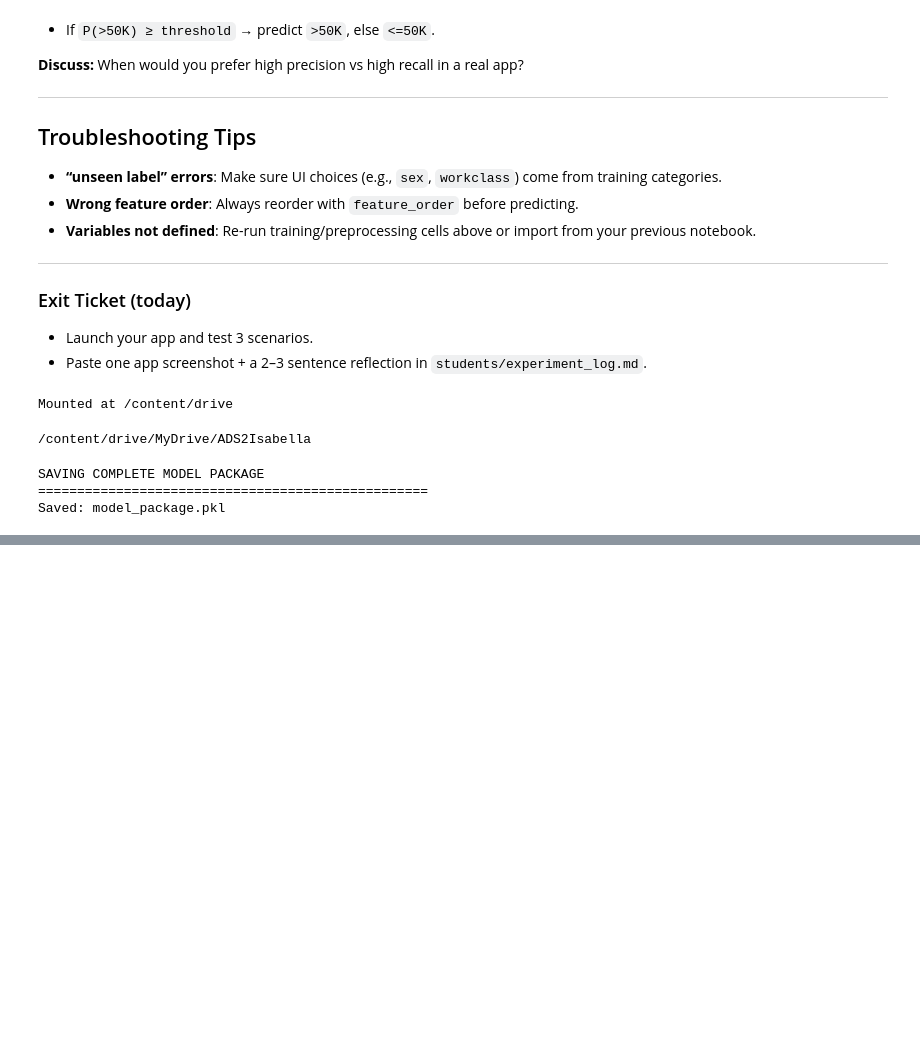
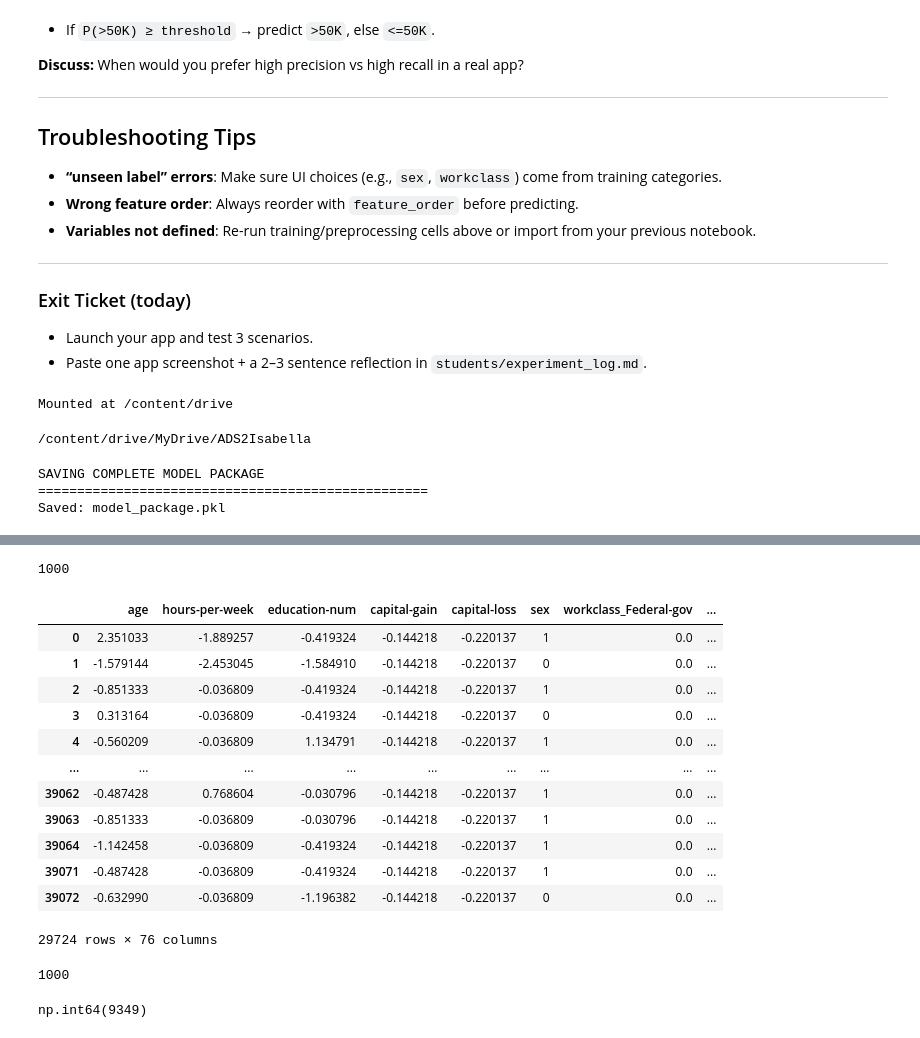
Before and after one commit to isamontresoro/dl-survey-live-lab-2025, a Jupyter notebook: notebooks/01_baseline_random_forest_gradio.ipynb, the cells around one changed output, grey strips where cells are left out. Saved outputs shown, nothing was run; the diff lists cells and outputs as text; code cells hidden in the pictures; blank space fills up the shorter version.

```diff
--- a/notebooks/01_baseline_random_forest_gradio.ipynb
+++ b/notebooks/01_baseline_random_forest_gradio.ipynb
@@ -668,0 +729,3 @@ Saved: model_package.pkl
+# %%
+y_train_notballer_bool = y_train == '<=50K'
+X_train_notballer = X_train_final.reset_index(drop=True).loc[y_train_notballer_bool.reset_index(drop=True)]
@@ -668,0 +751,32 @@ Saved: model_package.pkl
+# %%
+X_train_baller_downsampled = resample(X_train_baller,
+                                  replace=False,
+                                  n_samples=1000,
+                                  random_state=42)
+len(X_train_baller_downsampled)
+# %% [output]
+1000
+# %%
+X_train_notballer
+# %% [output]
+|  | age | hours-per-week | education-num | capital-gain | capital-loss | sex | workclass_Federal-gov | ... |
+| 0 | 2.351033 | -1.889257 | -0.419324 | -0.144218 | -0.220137 | 1 | 0.0 | ... |
+| 1 | -1.579144 | -2.453045 | -1.584910 | -0.144218 | -0.220137 | 0 | 0.0 | ... |
+| 2 | -0.851333 | -0.036809 | -0.419324 | -0.144218 | -0.220137 | 1 | 0.0 | ... |
+| 3 | 0.313164 | -0.036809 | -0.419324 | -0.144218 | -0.220137 | 0 | 0.0 | ... |
+| 4 | -0.560209 | -0.036809 | 1.134791 | -0.144218 | -0.220137 | 1 | 0.0 | ... |
+| ... | ... | ... | ... | ... | ... | ... | ... | ... |
+| 39062 | -0.487428 | 0.768604 | -0.030796 | -0.144218 | -0.220137 | 1 | 0.0 | ... |
+| 39063 | -0.851333 | -0.036809 | -0.030796 | -0.144218 | -0.220137 | 1 | 0.0 | ... |
+| 39064 | -1.142458 | -0.036809 | -0.419324 | -0.144218 | -0.220137 | 1 | 0.0 | ... |
+| 39071 | -0.487428 | -0.036809 | -0.419324 | -0.144218 | -0.220137 | 1 | 0.0 | ... |
+| 39072 | -0.632990 | -0.036809 | -1.196382 | -0.144218 | -0.220137 | 0 | 0.0 | ... |
+29724 rows × 76 columns
+# %%
+X_train_notballer_downsampled = resample(X_train_notballer,
+                                  replace=False,
+                                  n_samples=1000,
+                                  random_state=42)
+len(X_train_notballer_downsampled)
+# %% [output]
+1000
@@ -668,0 +785,4 @@ Saved: model_package.pkl
+# %%
+y_train_baller_bool.sum()
+# %% [output]
+np.int64(9349)
```
Also changed, not shown: parts of 14 cells of this notebook.
